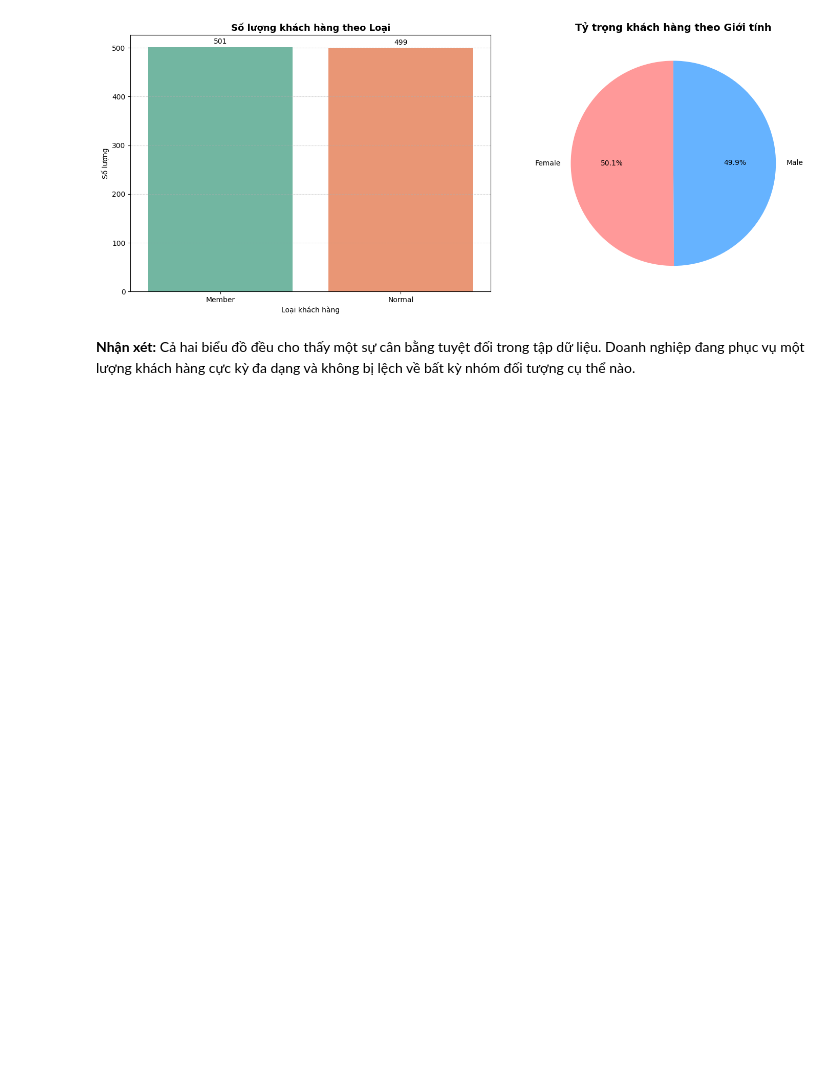
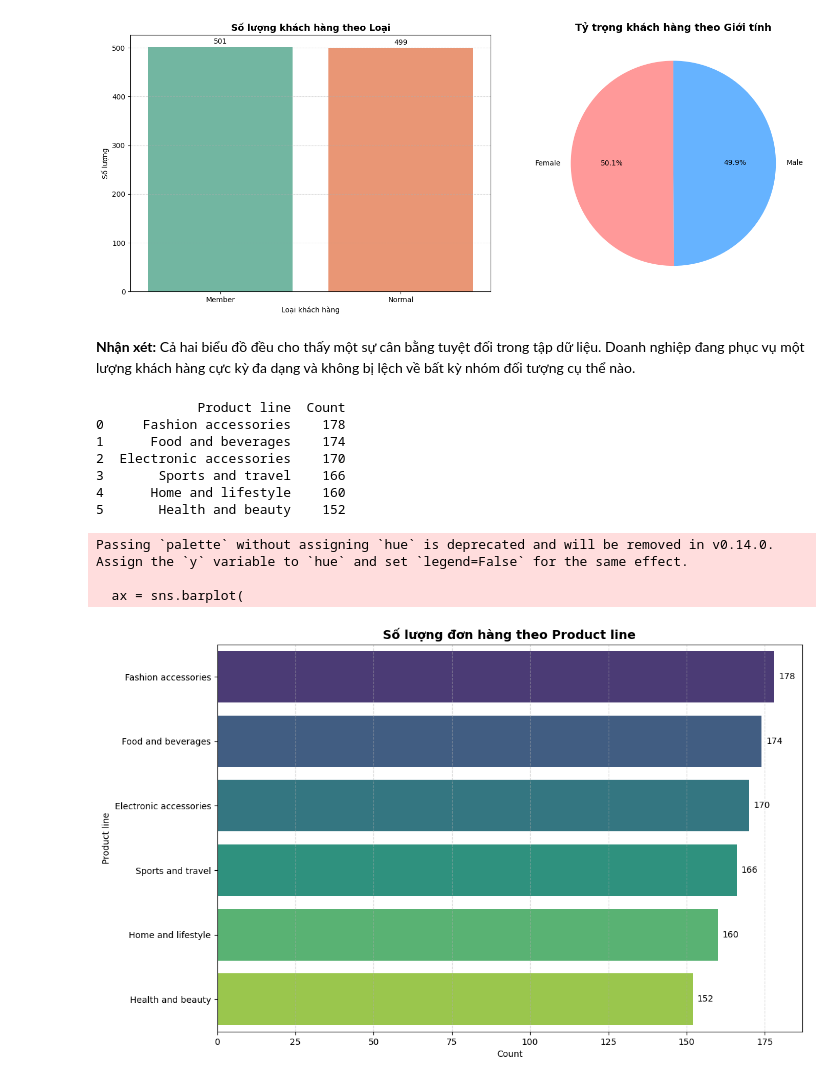
Before and after one commit to Jackxeid/Learn---MindX, a Jupyter notebook: Final Project/finalProject.ipynb, the cells around one changed output. Saved outputs shown, nothing was run; the diff lists cells and outputs as text; code cells hidden in the pictures; blank space fills up the shorter version.

Commit message:
Third chart

```diff
--- a/Final Project/finalProject.ipynb
+++ b/Final Project/finalProject.ipynb
@@ -60,6 +60,7 @@ from sklearn.ensemble import RandomForestClassifier
 from sklearn.metrics import accuracy_score, classification_report, confusion_matrix, roc_auc_score, roc_curve
 # %%
 path = './data/Supermarket_sales.csv'
+alpha = 0.5
 
 df = pd.read_csv(path)
 # %%
@@ -337,3 +336,41 @@ Biểu đồ 2: Phân bổ theo Giới tính (Gender)
 Số liệu: Tương tự, số lượng khách hàng Nam (Male) và Nữ (Female) cũng dao động quanh mức 500 người.
 
 Ý nghĩa: Sản phẩm hoặc dịch vụ của doanh nghiệp mang tính đại chúng cao (Unisex). Không có sự phân biệt về nhu cầu giữa nam và nữ trong việc tiêu dùng tại các chi nhánh. -->
+# %%
+# Product line
+product_counts = df['Product line'].value_counts().reset_index()
+product_counts.columns = ['Product line', 'Count']
+print(product_counts)
+
+plt.figure(figsize=(12, 8))
+ax = sns.barplot(
+    x='Count',
+    y='Product line',
+    hue = 'Product line',
+    data=product_counts,
+    palette='viridis',
+    order=product_counts['Product line']
+)
+
+for container in ax.containers:
+    ax.bar_label(container, fmt='%d', padding=5)
+
+plt.grid(axis='x', linestyle='--', alpha=alpha)
+
+plt.title('Số lượng đơn hàng theo Product line', fontsize=14, fontweight='bold')
+plt.xlabel('Count')
+plt.ylabel('Product line')
+
+plt.show()
+# %% [output]
+             Product line  Count
+0     Fashion accessories    178
+1      Food and beverages    174
+2  Electronic accessories    170
+3       Sports and travel    166
+4      Home and lifestyle    160
+5       Health and beauty    152
+Passing `palette` without assigning `hue` is deprecated and will be removed in v0.14.0. Assign the `y` variable to `hue` and set `legend=False` for the same effect.
+
+  ax = sns.barplot(
+[figure, added]
```
Also changed, not shown: parts of 3 cells of this notebook.
